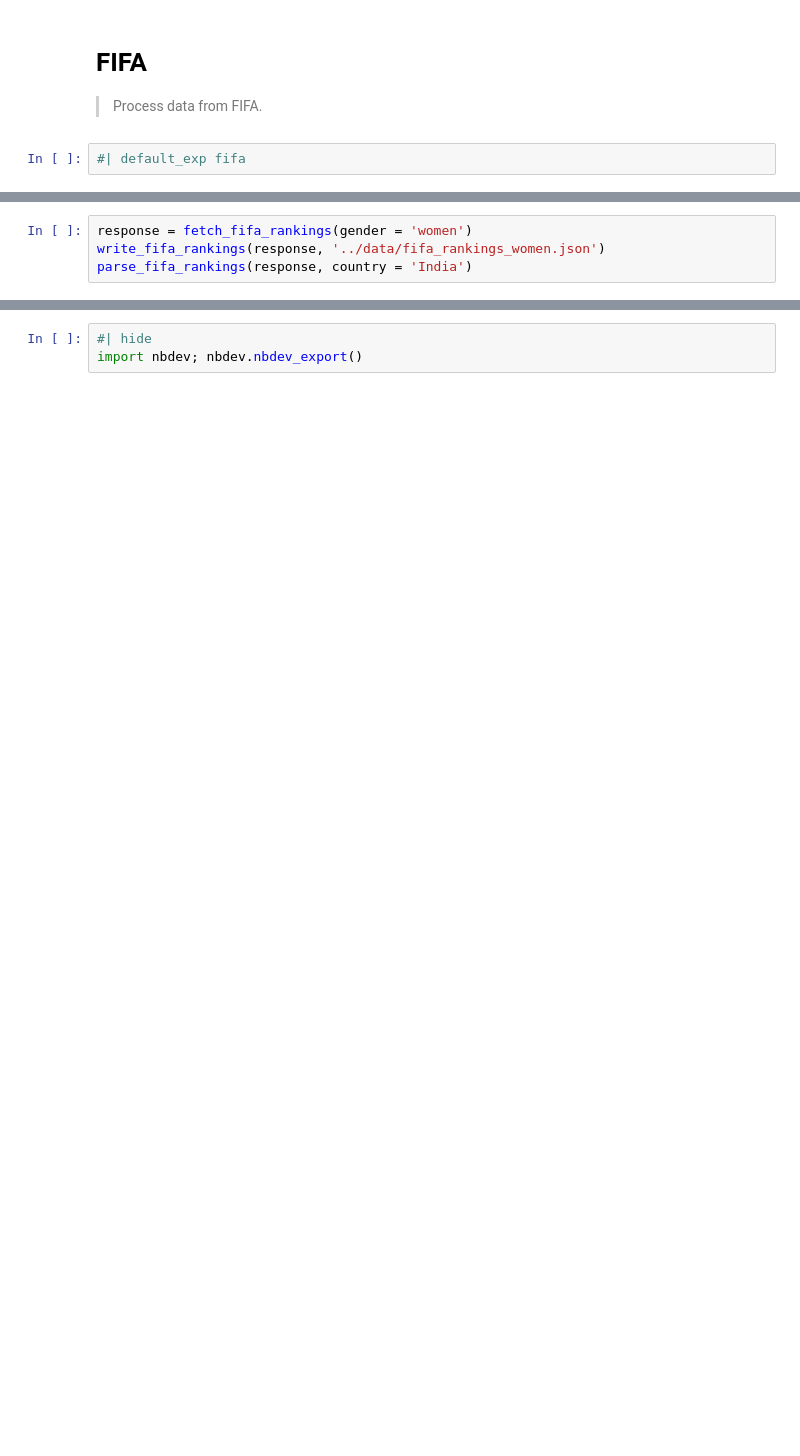
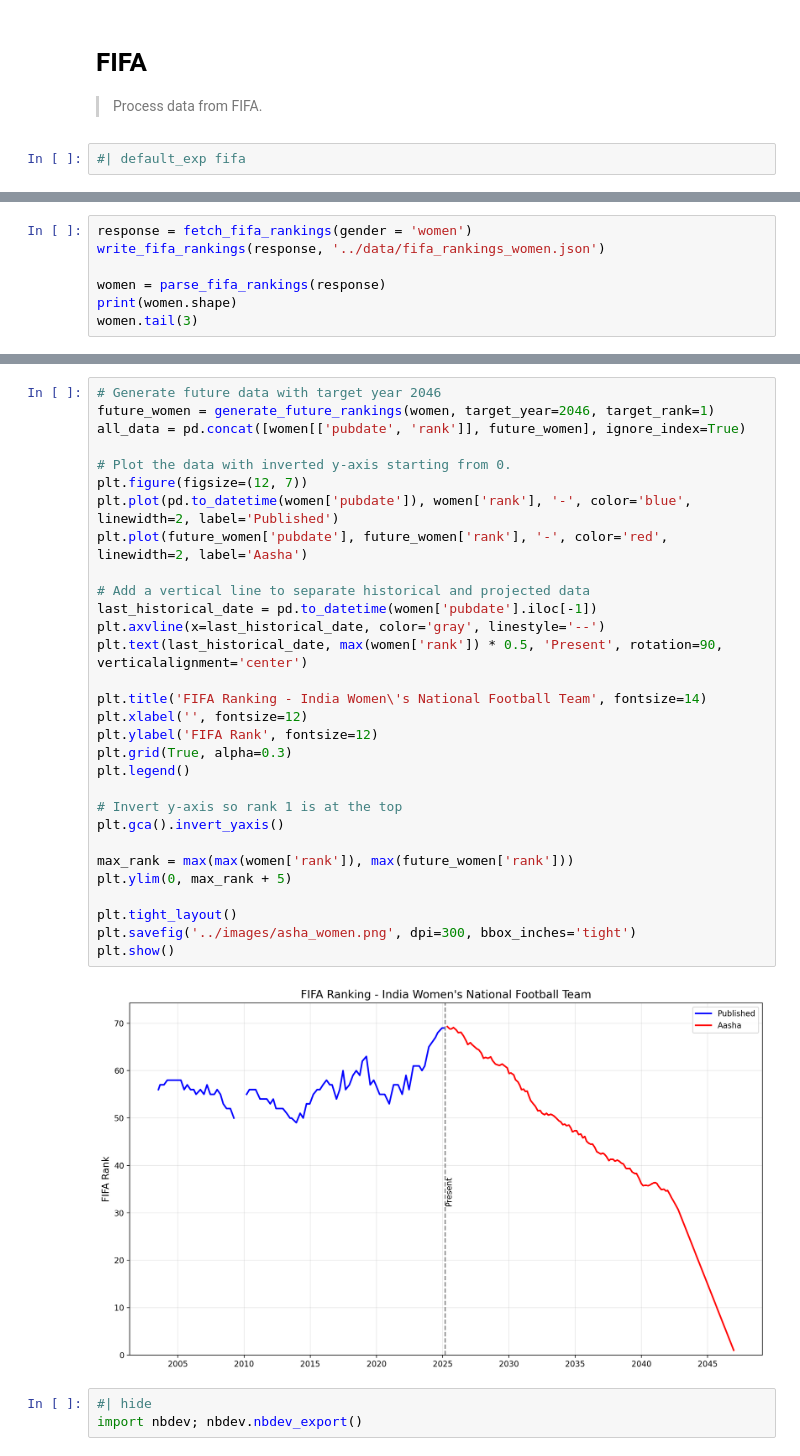
Before and after one commit to bkowshik/aasha, a Jupyter notebook: nbs/01_fifa.ipynb, the cells around one changed output, grey strips where cells are left out. Drawn from its saved outputs; the diff is of its cells as text; blank space fills up the shorter version.

```diff
--- a/nbs/01_fifa.ipynb
+++ b/nbs/01_fifa.ipynb
@@ -66,5 +74,8 @@ parse_fifa_rankings(response, country = 'India')
 # %%
 response = fetch_fifa_rankings(gender = 'women')
 write_fifa_rankings(response, '../data/fifa_rankings_women.json')
-parse_fifa_rankings(response, country = 'India')
+
+women = parse_fifa_rankings(response)
+print(women.shape)
+women.tail(3)
 # %% [output]
@@ -88,3 +173,35 @@ parse_fifa_rankings(response, country = 'India')
+# %%
+# Generate future data with target year 2046
+future_women = generate_future_rankings(women, target_year=2046, target_rank=1)
+all_data = pd.concat([women[['pubdate', 'rank']], future_women], ignore_index=True)
+
+# Plot the data with inverted y-axis starting from 0.
+plt.figure(figsize=(12, 7))
+plt.plot(pd.to_datetime(women['pubdate']), women['rank'], '-', color='blue', linewidth=2, label='Published')
+plt.plot(future_women['pubdate'], future_women['rank'], '-', color='red', linewidth=2, label='Aasha')
+
+# Add a vertical line to separate historical and projected data
+last_historical_date = pd.to_datetime(women['pubdate'].iloc[-1])
+plt.axvline(x=last_historical_date, color='gray', linestyle='--')
+plt.text(last_historical_date, max(women['rank']) * 0.5, 'Present', rotation=90, verticalalignment='center')
+
+plt.title('FIFA Ranking - India Women\'s National Football Team', fontsize=14)
+plt.xlabel('', fontsize=12)
+plt.ylabel('FIFA Rank', fontsize=12)
+plt.grid(True, alpha=0.3)
+plt.legend()
+
+# Invert y-axis so rank 1 is at the top
+plt.gca().invert_yaxis()
+
+max_rank = max(max(women['rank']), max(future_women['rank']))
+plt.ylim(0, max_rank + 5)
+
+plt.tight_layout()
+plt.savefig('../images/asha_women.png', dpi=300, bbox_inches='tight')
+plt.show()
+# %% [output]
+[figure, added]
 # %%
 #| hide
 import nbdev; nbdev.nbdev_export()
```
Also changed, not shown: parts of 12 cells of this notebook, 6 other files.
